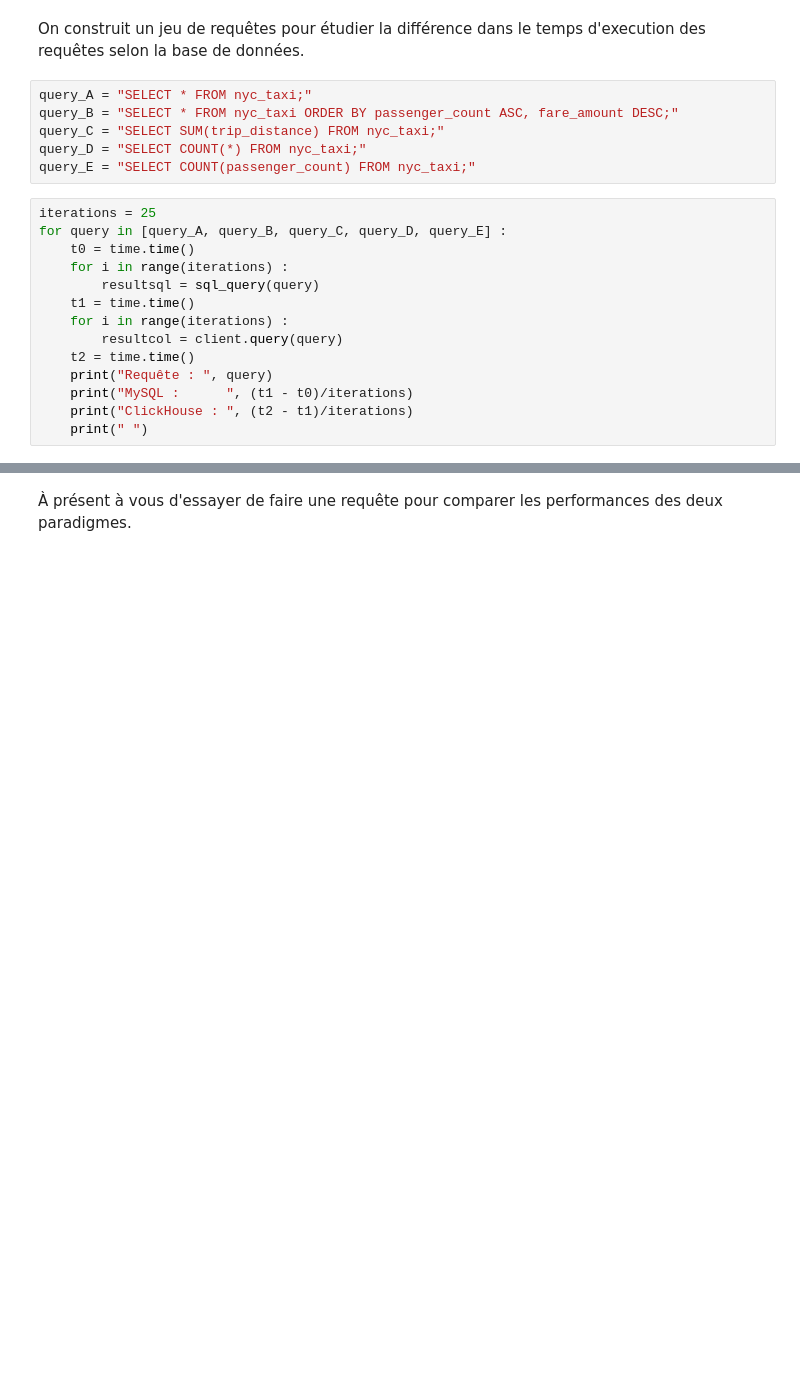
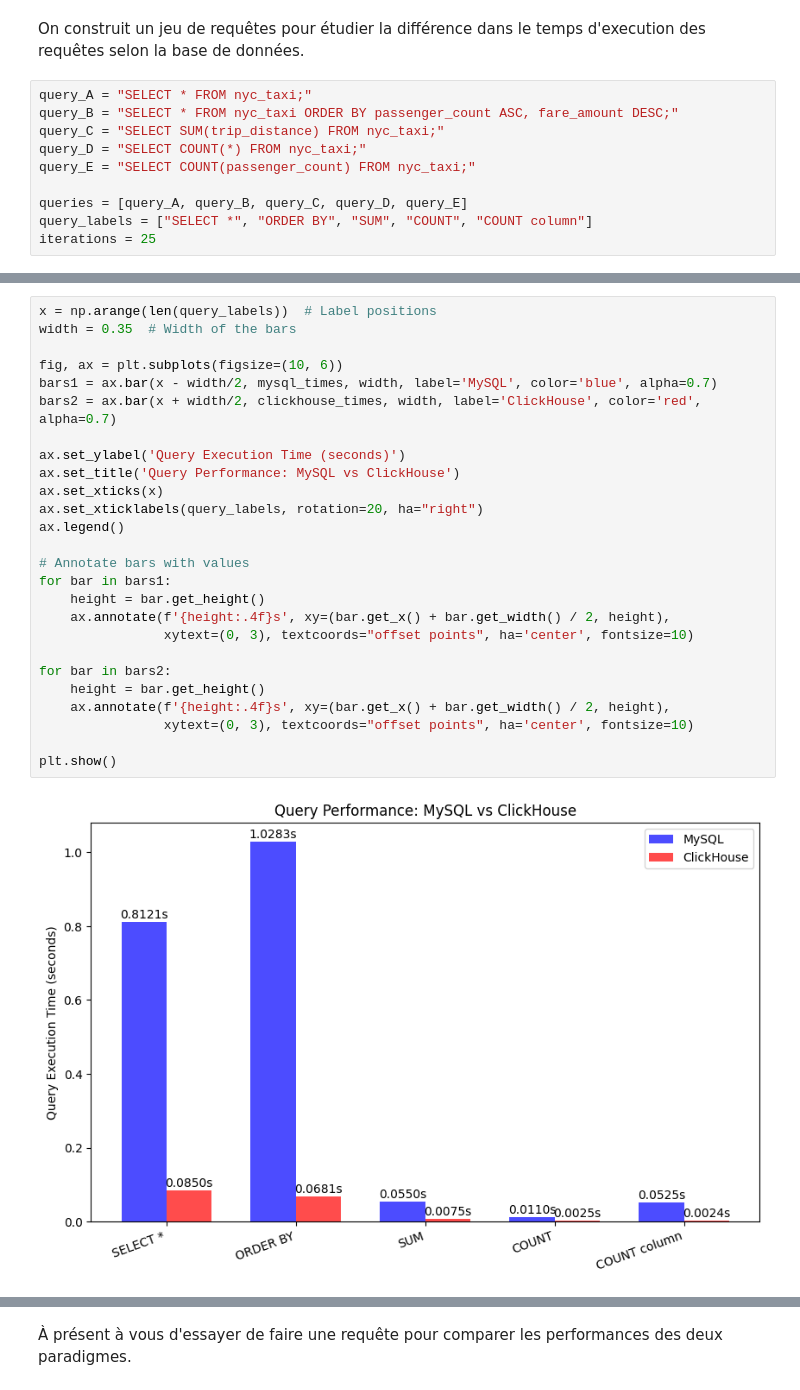
Before and after one commit to qrabilloud/columnar_tuto, a Jupyter notebook: tutorial.ipynb, the cells around one changed output, grey strips where cells are left out. Drawn from its saved outputs; the diff is of its cells as text; blank space fills up the shorter version.

```diff
--- a/tutorial.ipynb
+++ b/tutorial.ipynb
@@ -254,17 +280,7 @@ query_B = "SELECT * FROM nyc_taxi ORDER BY passenger_count ASC, fare_amount DESC
 query_C = "SELECT SUM(trip_distance) FROM nyc_taxi;"
 query_D = "SELECT COUNT(*) FROM nyc_taxi;"
 query_E = "SELECT COUNT(passenger_count) FROM nyc_taxi;"
+
+queries = [query_A, query_B, query_C, query_D, query_E]
+query_labels = ["SELECT *", "ORDER BY", "SUM", "COUNT", "COUNT column"]
+iterations = 25
-# %%
-iterations = 25
-for query in [query_A, query_B, query_C, query_D, query_E] :
-    t0 = time.time()
-    for i in range(iterations) :
-        resultsql = sql_query(query)
-    t1 = time.time()
-    for i in range(iterations) :
-        resultcol = client.query(query)
-    t2 = time.time()
-    print("Requête : ", query)
-    print("MySQL :      ", (t1 - t0)/iterations)
-    print("ClickHouse : ", (t2 - t1)/iterations)
-    print(" ")
@@ -291 +336,29 @@ ClickHouse :  0.0035449981689453123
+# %%
+x = np.arange(len(query_labels))  # Label positions
+width = 0.35  # Width of the bars
+
+fig, ax = plt.subplots(figsize=(10, 6))
+bars1 = ax.bar(x - width/2, mysql_times, width, label='MySQL', color='blue', alpha=0.7)
+bars2 = ax.bar(x + width/2, clickhouse_times, width, label='ClickHouse', color='red', alpha=0.7)
+
+ax.set_ylabel('Query Execution Time (seconds)')
+ax.set_title('Query Performance: MySQL vs ClickHouse')
+ax.set_xticks(x)
+ax.set_xticklabels(query_labels, rotation=20, ha="right")
+ax.legend()
+
+# Annotate bars with values
+for bar in bars1:
+    height = bar.get_height()
+    ax.annotate(f'{height:.4f}s', xy=(bar.get_x() + bar.get_width() / 2, height),
+                xytext=(0, 3), textcoords="offset points", ha='center', fontsize=10)
+
+for bar in bars2:
+    height = bar.get_height()
+    ax.annotate(f'{height:.4f}s', xy=(bar.get_x() + bar.get_width() / 2, height),
+                xytext=(0, 3), textcoords="offset points", ha='center', fontsize=10)
+
+plt.show()
+# %% [output]
+[figure, added]
 # %% [markdown]
```
Also changed, not shown: parts of 18 cells of this notebook, 1 other file.
